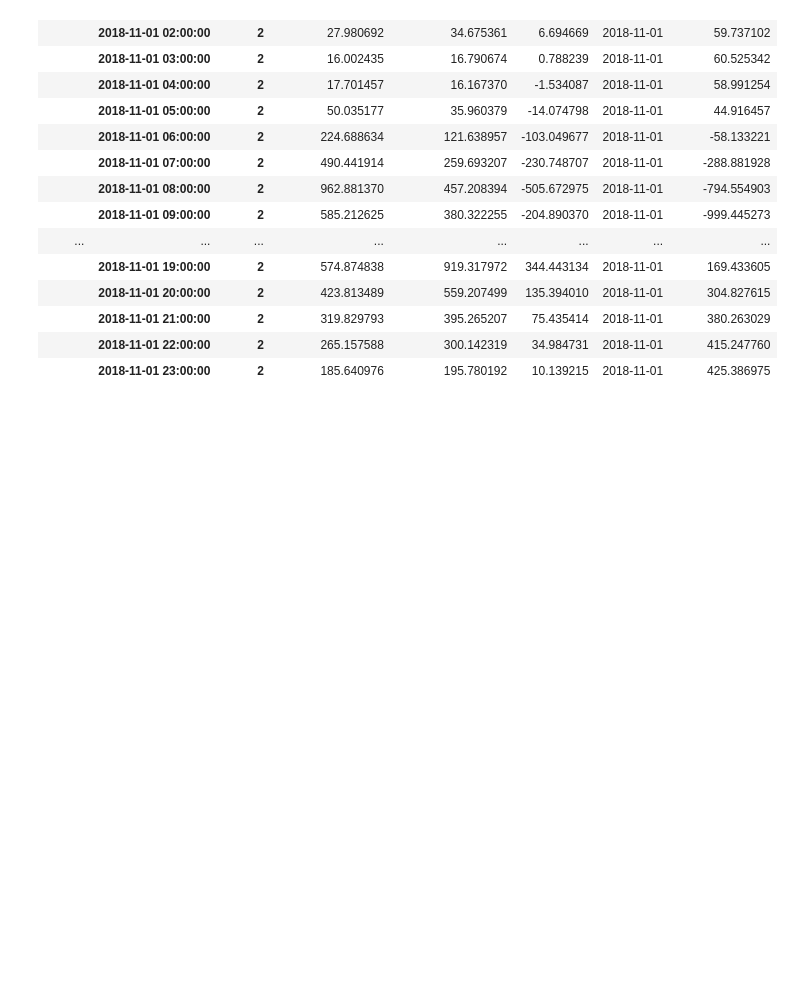
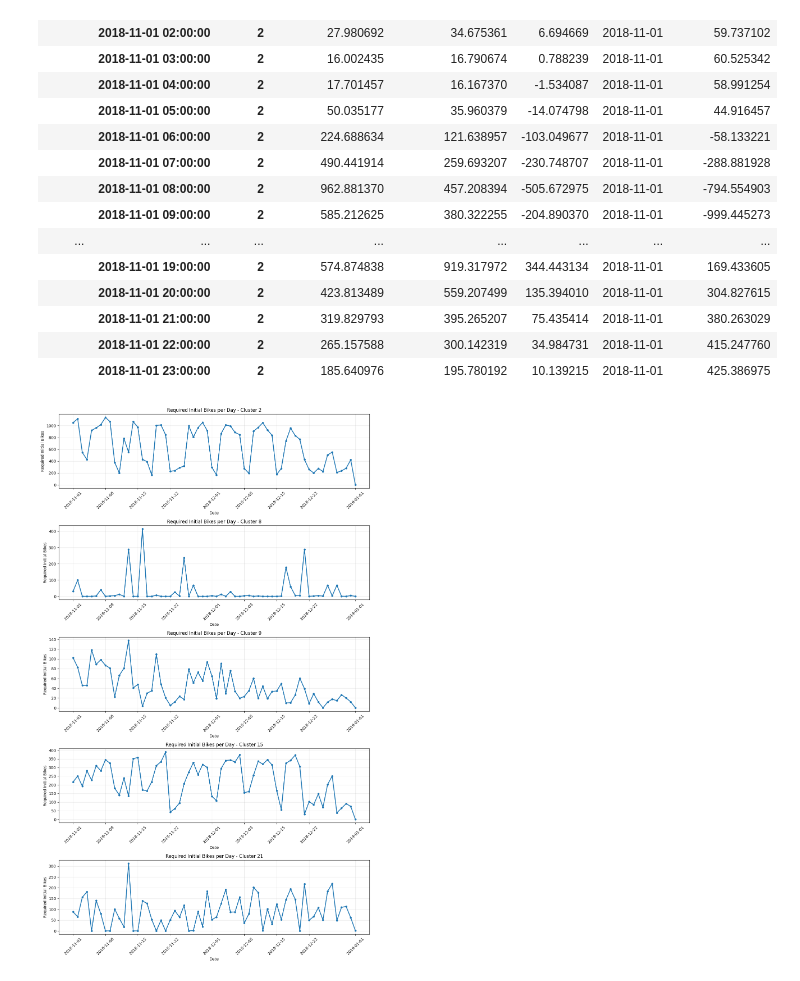
Before and after one commit to bodvarsdottirkristin/ba-group-37, a Jupyter notebook: notebooks/prediction_challenge.ipynb, the cells around one changed output. Cells and saved outputs as stored; diff of their text form; code cells hidden in the pictures; blank space fills up the shorter version.

Commit message:
adding code to kb file for missing values analysis, adding plots for required bikes

```diff
--- a/notebooks/prediction_challenge.ipynb
+++ b/notebooks/prediction_challenge.ipynb
@@ -1384,0 +1383,21 @@ pred_df.head(24)
+# %%
+# Plot required bikes for each cluster
+clusters_list = sorted(required_bikes.index.get_level_values("cluster").unique())
+num_clusters = len(clusters_list)
+
+fig, axes = plt.subplots(num_clusters, 1, figsize=(12, 4*num_clusters))
+
+for i, cluster in enumerate(clusters_list):
+    required_bikes_cluster = required_bikes.xs(cluster, level="cluster")
+
+    axes[i].plot(required_bikes_cluster.index, required_bikes_cluster.values, marker='o', linewidth=2, markersize=4)
+    axes[i].set_title(f"Required Initial Bikes per Day - Cluster {cluster}", fontsize=12)
+    axes[i].set_xlabel("Date")
+    axes[i].set_ylabel("Required Initial Bikes")
+    axes[i].grid(True, alpha=0.3)
+    axes[i].tick_params(axis='x', rotation=45)
+
+plt.tight_layout()
+plt.show()
+# %% [output]
+[figure, added]
```
Also changed, not shown: parts of 5 cells of this notebook, 1 other file.
